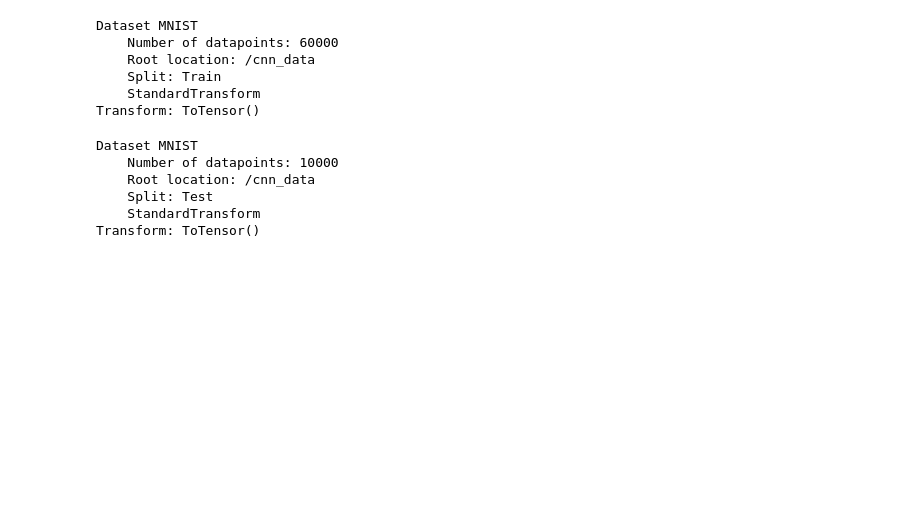
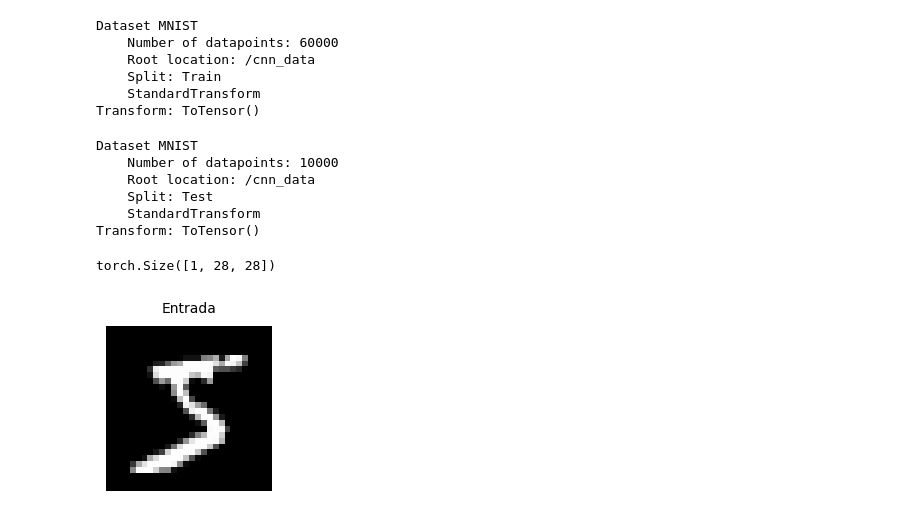
Before and after one commit to lucaspaludo/learning-pytorch-fundamentals, a Jupyter notebook: 5_cnn.ipynb, the cells around one changed output. Drawn from its saved outputs; the diff is of its cells as text; code cells hidden in the pictures; blank space fills up the shorter version.

```diff
--- a/5_cnn.ipynb
+++ b/5_cnn.ipynb
@@ -12,6 +12,43 @@ import pandas as pd
 from sklearn.metrics import confusion_matrix
 import matplotlib.pyplot as plt
 %matplotlib inline
+
+import matplotlib.pyplot as plt
+import torch
+import numpy as np
+
+import matplotlib.pyplot as plt
+import torch
+import numpy as np
+
+def visualizar_feature_maps(x, titulo="Feature Maps", tamanho=2):
+    x = x.detach().cpu()
+
+    num_filtros = x.shape[1]
+
+    # grid automático
+    grid_size = int(np.ceil(np.sqrt(num_filtros)))
+
+    fig, axes = plt.subplots(grid_size, grid_size, figsize=(tamanho, tamanho))
+
+    if grid_size == 1:
+        axes = np.array([[axes]])
+
+    axes = axes.flatten()
+
+    for i in range(len(axes)):
+        if i < num_filtros:
+            img = x[0, i]
+
+            # normalização
+            img = (img - img.min()) / (img.max() - img.min() + 1e-5)
+
+            axes[i].imshow(img, cmap='gray')
+        axes[i].axis('off')
+
+    plt.suptitle(titulo, fontsize=10)
+    plt.tight_layout(pad=0.5)
+    plt.show()
 # %%
 # convertendo MNIST para um tensor de 4 dimensões (nº imagens, largura, altura, cor do canal)
 
@@ -42,0 +90,13 @@ Transform: ToTensor()
+# %%
+for i, (X_Train, y_train) in enumerate(train_data):
+  break
+# %%
+X_Train.shape
+# %% [output]
+torch.Size([1, 28, 28])
+# %%
+x = X_Train.view(1, 1, 28, 28) # 1 batch, 1 imagem, 28 largura, 28 altura
+# %%
+visualizar_feature_maps(x, "Entrada", tamanho=2)
+# %% [output]
+[figure, added]
```
Also changed, not shown: parts of 15 cells of this notebook.
